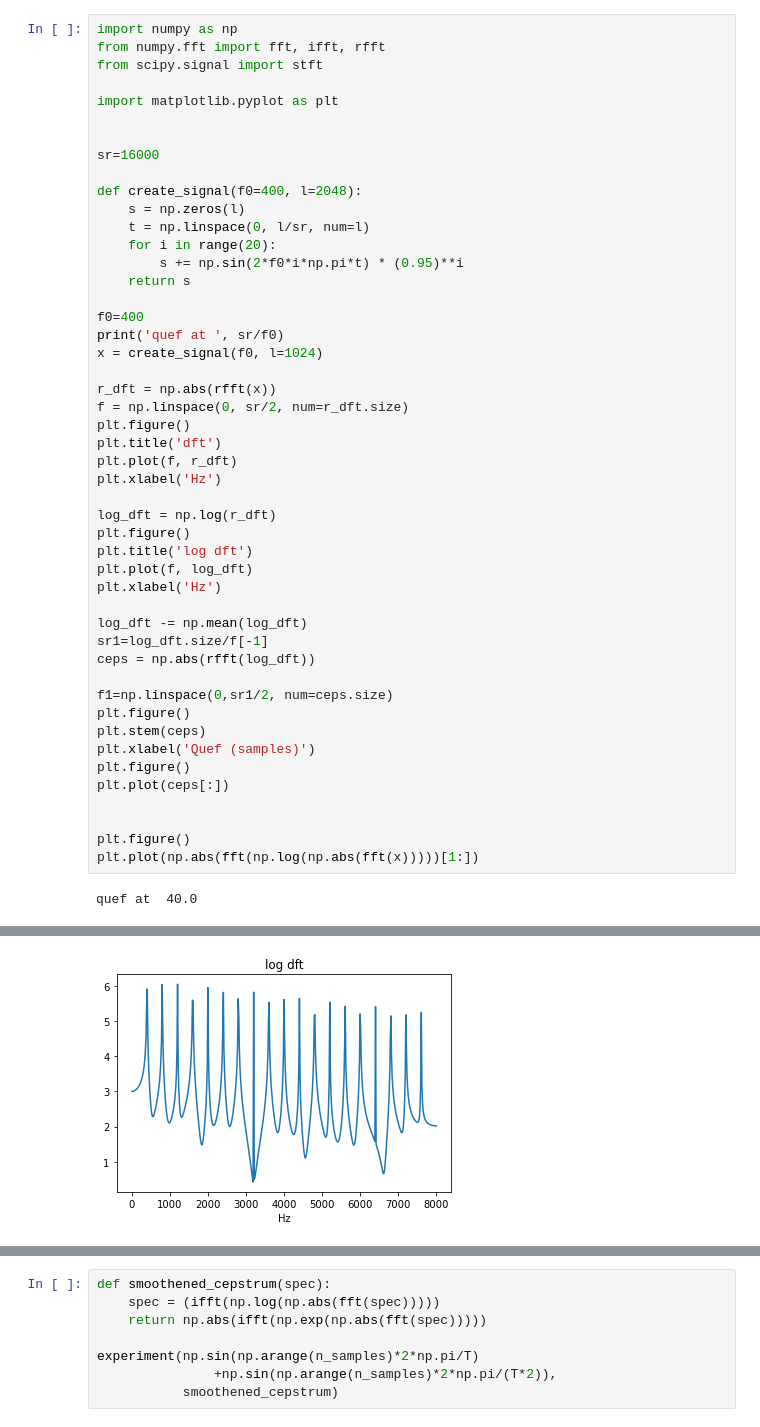
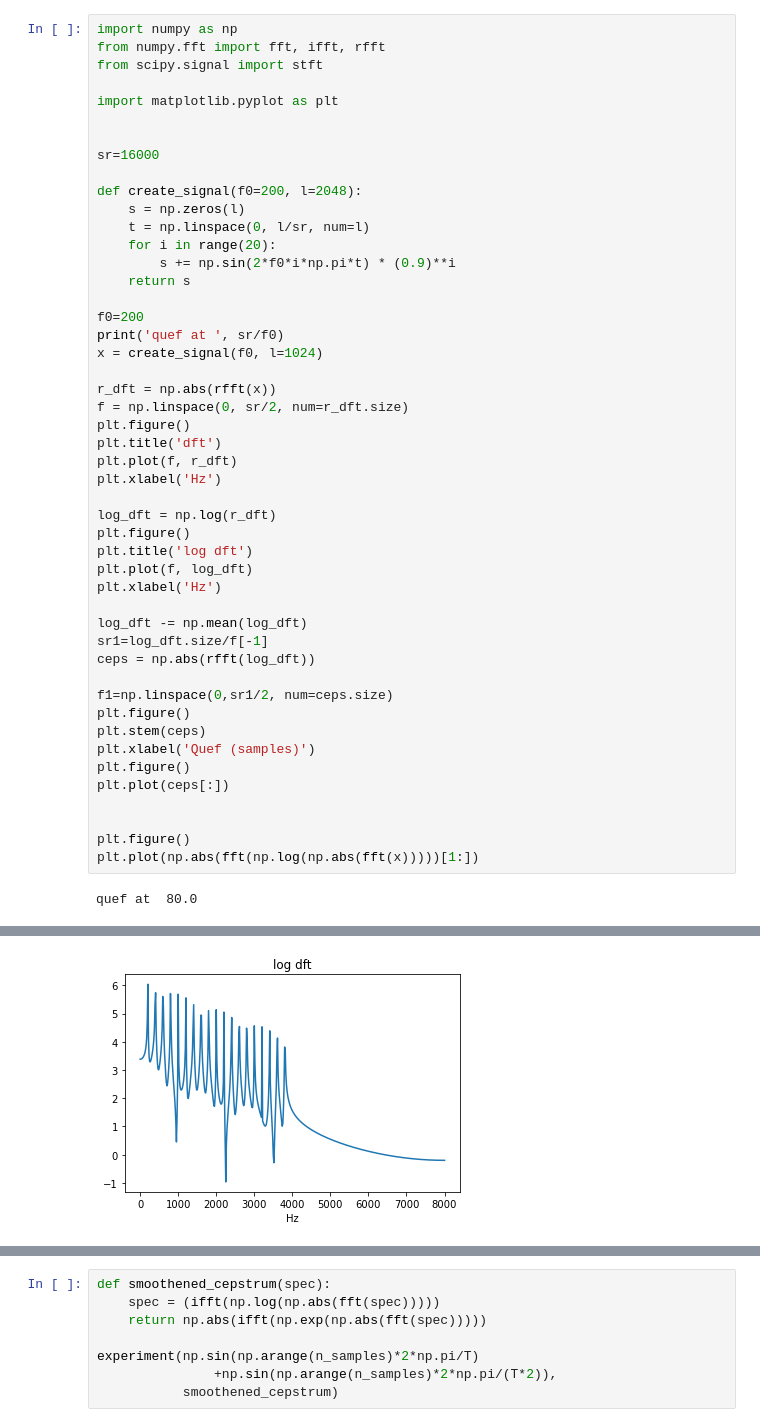
Before and after one commit to yunquian/CS-545-Project, a Jupyter notebook: playground.ipynb, the cells around one changed output, grey strips where cells are left out. Cells and saved outputs as stored; diff of their text form.

```diff
--- a/playground.ipynb
+++ b/playground.ipynb
@@ -8,14 +8,14 @@ import matplotlib.pyplot as plt
 
 sr=16000
 
-def create_signal(f0=400, l=2048):
+def create_signal(f0=200, l=2048):
     s = np.zeros(l)
     t = np.linspace(0, l/sr, num=l)
     for i in range(20):
-        s += np.sin(2*f0*i*np.pi*t) * (0.95)**i
+        s += np.sin(2*f0*i*np.pi*t) * (0.9)**i
     return s
 
-f0=400
+f0=200
 print('quef at ', sr/f0)
 x = create_signal(f0, l=1024)
 
@@ -47,5 +47,5 @@ plt.plot(ceps[:])
 plt.figure()
 plt.plot(np.abs(fft(np.log(np.abs(fft(x)))))[1:])
 # %% [output]
-quef at  40.0
+quef at  80.0
 [<matplotlib.lines.Line2D at 0x...>]
@@ -53 +53 @@ quef at  40.0
-[figure, old version]
+[figure, new version]
```
Also changed, not shown: parts of 4 cells of this notebook, 2 other files.
